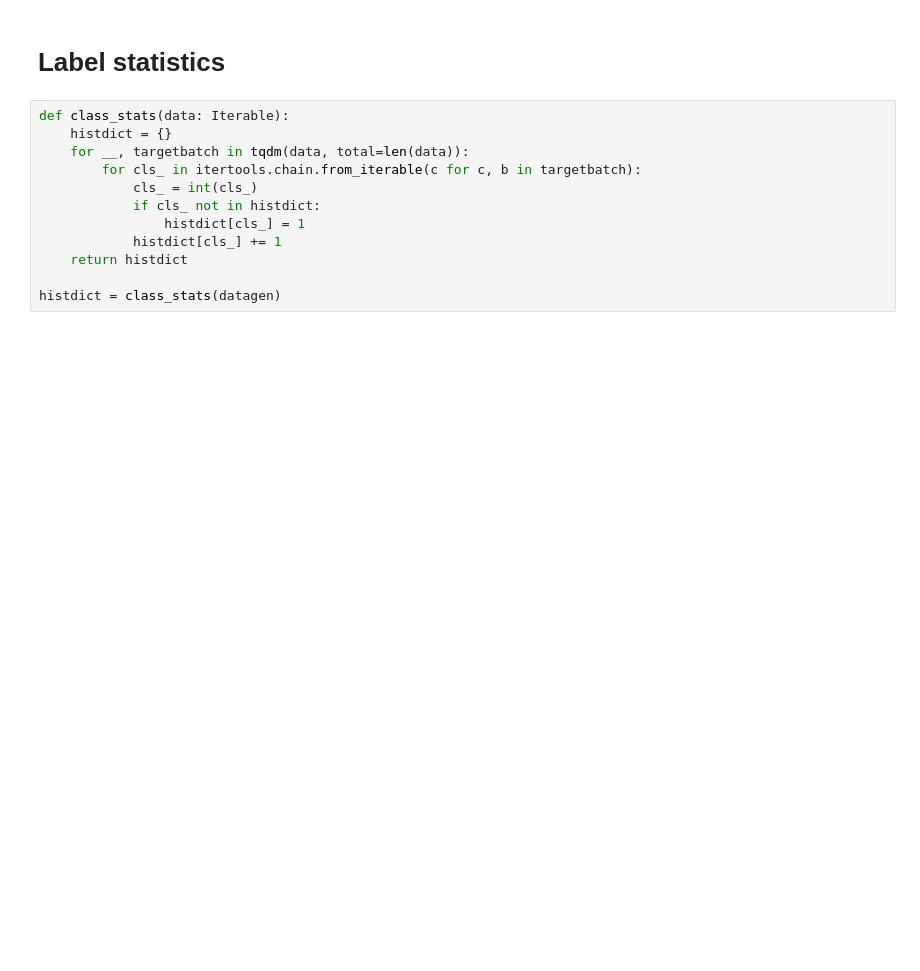
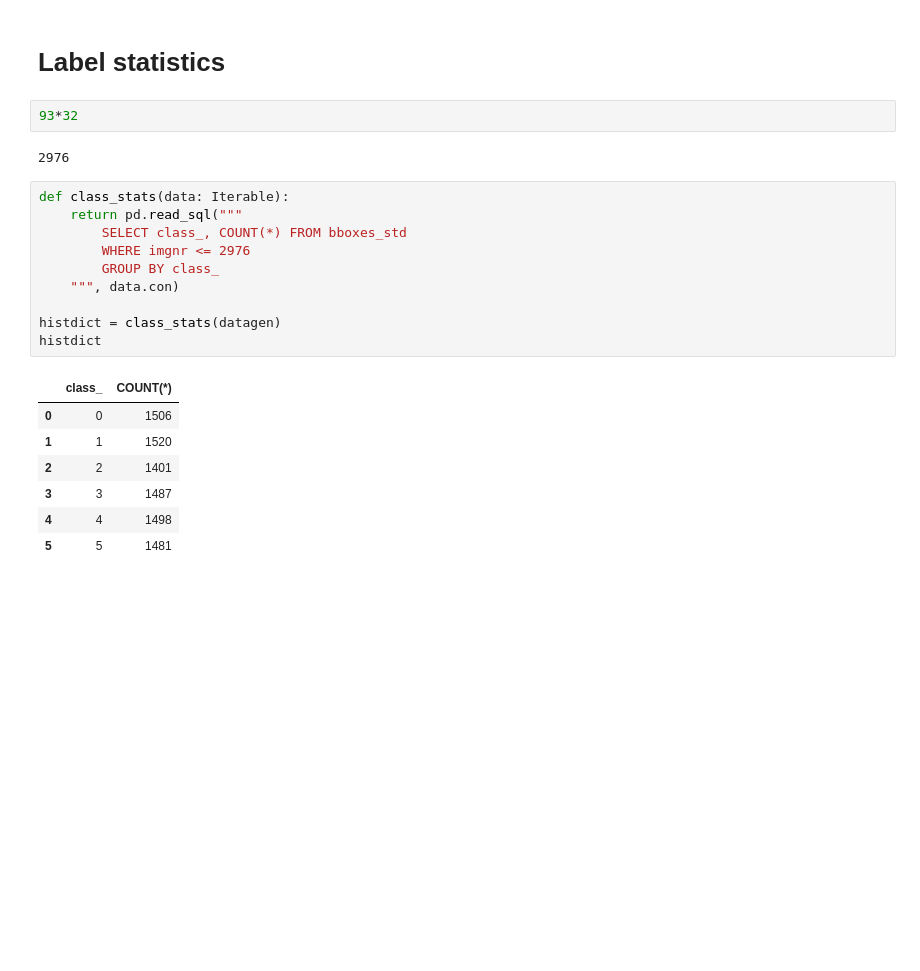
Before and after one commit to Napam/INF399-Master-DeepLearning, a Jupyter notebook: volume/DataScience.ipynb, the cells around one changed output. Saved outputs shown, nothing was run; the diff lists cells and outputs as text; blank space fills up the shorter version.

```diff
--- a/volume/DataScience.ipynb
+++ b/volume/DataScience.ipynb
@@ -116,17 +168,27 @@ with mp.Pool(20) as pool:
 # %% [markdown]
 # Label statistics
-# %%
-def class_stats(data: Iterable):
-    histdict = {}
-    for __, targetbatch in tqdm(data, total=len(data)):
-        for cls_ in itertools.chain.from_iterable(c for c, b in targetbatch):
-            cls_ = int(cls_)
-            if cls_ not in histdict:
-                histdict[cls_] = 1
-            histdict[cls_] += 1
-    return histdict
-
-histdict = class_stats(datagen)
+# %%
+93*32
+# %% [output]
+2976
+# %%
+def class_stats(data: Iterable):
+    return pd.read_sql("""
+        SELECT class_, COUNT(*) FROM bboxes_std
+        WHERE imgnr <= 2976
+        GROUP BY class_
+    """, data.con)
+
+histdict = class_stats(datagen)
+histdict
+# %% [output]
+|  | class_ | COUNT(*) |
+| 0 | 0 | 1506 |
+| 1 | 1 | 1520 |
+| 2 | 2 | 1401 |
+| 3 | 3 | 1487 |
+| 4 | 4 | 1498 |
+| 5 | 5 | 1481 |
 # %% [markdown]
 <br/>
 <br/>
```
Also changed, not shown: parts of 3 cells of this notebook, 5 other files.
